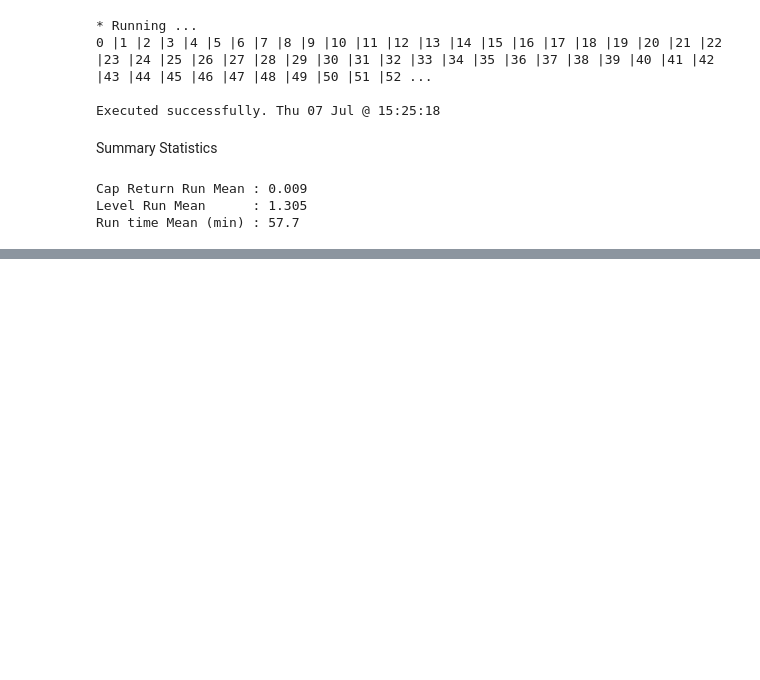
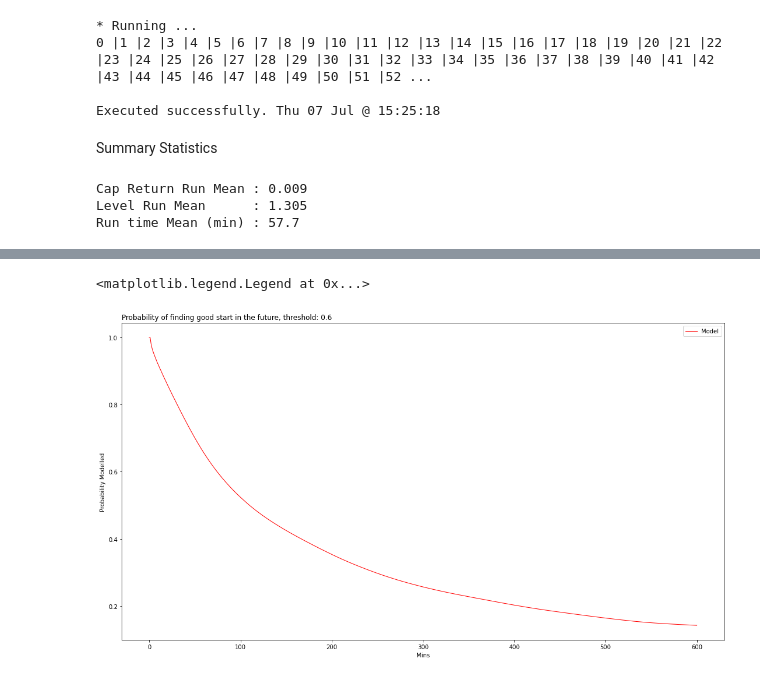
Before and after one commit to Kevin-Hayabusa/crypto_ml, a Jupyter notebook: Modules/Mod_4b_ML.ipynb, the cells around one changed output, grey strips where cells are left out. Cells and saved outputs as stored; diff of their text form; code cells hidden in the pictures; blank space fills up the shorter version.

```diff
--- a/Modules/Mod_4b_ML.ipynb
+++ b/Modules/Mod_4b_ML.ipynb
@@ -1592,0 +1677,19 @@ Run time Mean (min) : 57.7
+# %%
+# The modelled indicators
+Analysis = Timing_Analysis[['Indicator']]
+
+# Reverse the order (since I want to use rolling)
+Analysis = Analysis.loc[::-1]
+
+# The actual good indicators (reversed)
+Analysis_Actual = Timing_Analysis[['Indicator']]
+Analysis_Actual['Indicator'] = TestY[::-1]
+
+# Compute the rolling averages for each start date over a variety of windows
+# (i.e. how many good start times on average over the future ticks are there)
+for i in range(600):
+    Analysis[['Indicator_'+str(i+1)]] = Analysis[['Indicator']].rolling(i+1).mean()
+    Analysis_Actual[['Indicator_'+str(i+1)]] = Analysis_Actual[['Indicator']].rolling(i+1).mean()
+
+print("")
+Keep_Track()
@@ -1592,0 +1707,20 @@ Run time Mean (min) : 57.7
+# %%
+# Plot the average of averages over good start times only for each window.
+
+# setting up the axes
+fig, axs = plt.subplots(1, 1)
+fig.set_size_inches(18.5, 10)
+
+# Compute dates for threshold choice
+Dat = Backtest_Data[Backtest_Data['Prob_Start'] > Plot_Threshold]['DateTime']
+
+axs.set_title('Probability of finding good start in the future, threshold: '+str(Group_Threshold), loc = 'left')
+axs.set_ylabel('Probability Modelled')
+axs.set_xlabel('Mins')
+axs.plot(np.array(Analysis[Analysis['Indicator'] == 1].mean()), color = "red", lw = 1, label = 'Model')
+# axs.plot(np.array(Analysis[Analysis_Actual['Indicator'] == 1].mean()), color = "black", lw = 0.5, label = 'Actual')
+# [axs.axvline(x=i, lw = 0.05, alpha = 0.1, color = 'r') for i in [60,120,180]]
+axs.legend(loc='upper right')
+# %% [output]
+<matplotlib.legend.Legend at 0x...>
+[figure, added]
```
Also changed, not shown: parts of 8 cells of this notebook.
